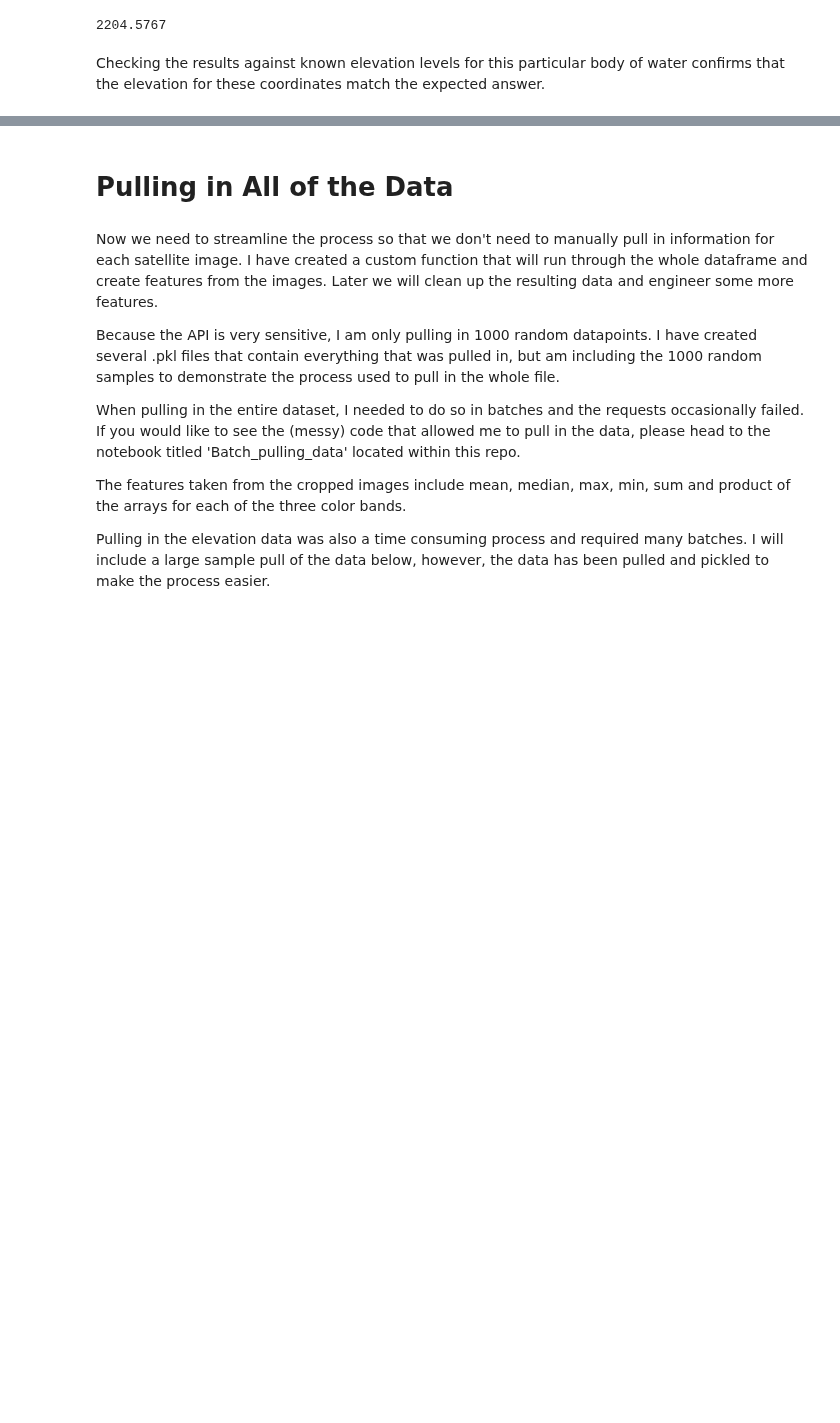
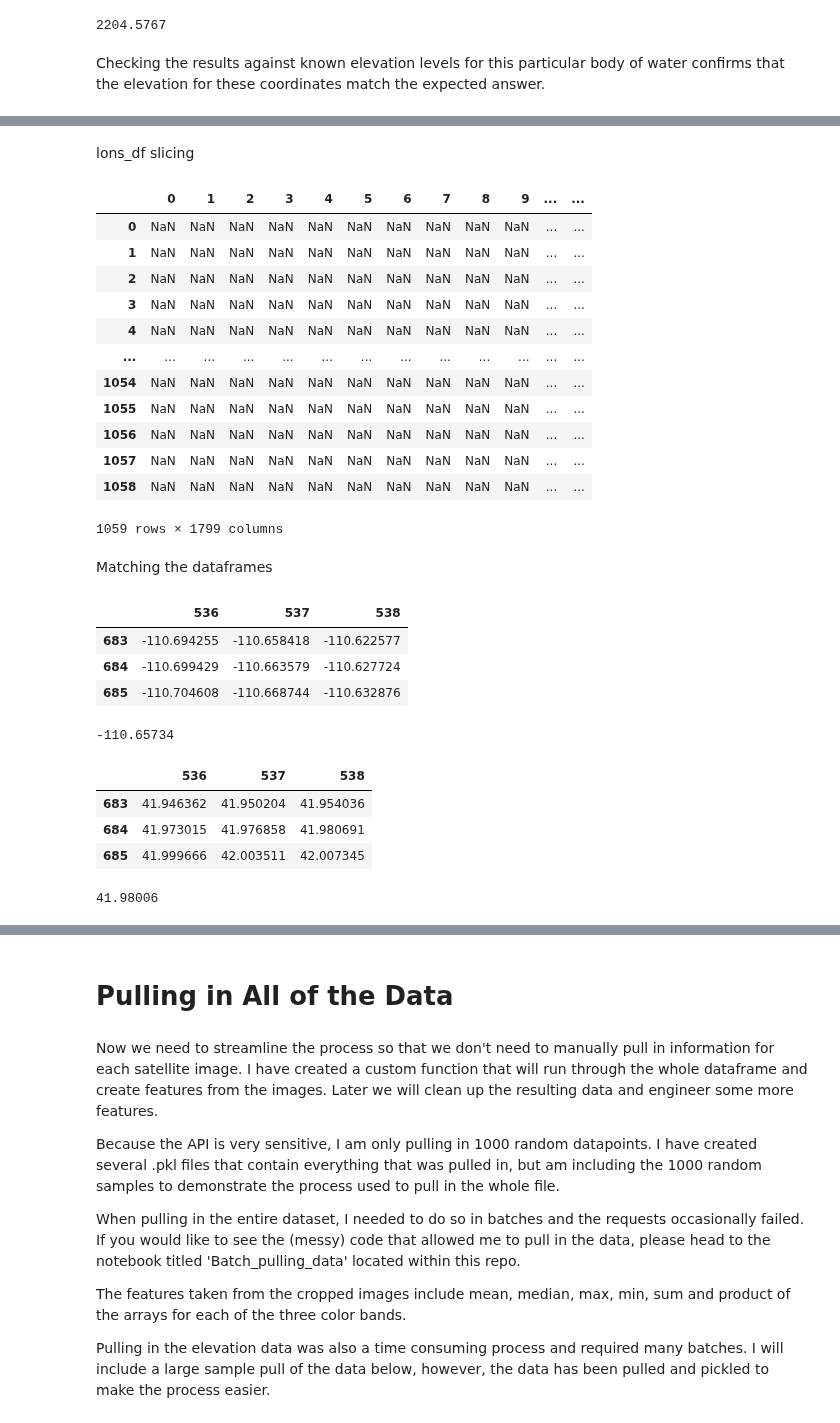
Before and after one commit to mduncan23/Predicting-Harmful-Algal-Blooms, a Jupyter notebook: best_notebook.ipynb, the cells around one changed output, grey strips where cells are left out. Drawn from its saved outputs; the diff is of its cells as text; code cells hidden in the pictures; blank space fills up the shorter version.

```diff
--- a/best_notebook.ipynb
+++ b/best_notebook.ipynb
@@ -1414,0 +1505,21 @@ Checking the results against known elevation levels for this particular body of
+# %% [markdown]
+lons_df slicing
+# %%
+lons_df = lons_df[(lons_df >(sample_lon-.05)) & (lons_df < (sample_lon+.05))].dropna(how='all')
+lons_df
+# %% [output]
+|  | 0 | 1 | 2 | 3 | 4 | 5 | 6 | 7 | 8 | 9 | ... | ... |
+| 0 | NaN | NaN | NaN | NaN | NaN | NaN | NaN | NaN | NaN | NaN | ... | ... |
+| 1 | NaN | NaN | NaN | NaN | NaN | NaN | NaN | NaN | NaN | NaN | ... | ... |
+| 2 | NaN | NaN | NaN | NaN | NaN | NaN | NaN | NaN | NaN | NaN | ... | ... |
+| 3 | NaN | NaN | NaN | NaN | NaN | NaN | NaN | NaN | NaN | NaN | ... | ... |
+| 4 | NaN | NaN | NaN | NaN | NaN | NaN | NaN | NaN | NaN | NaN | ... | ... |
+| ... | ... | ... | ... | ... | ... | ... | ... | ... | ... | ... | ... | ... |
+| 1054 | NaN | NaN | NaN | NaN | NaN | NaN | NaN | NaN | NaN | NaN | ... | ... |
+| 1055 | NaN | NaN | NaN | NaN | NaN | NaN | NaN | NaN | NaN | NaN | ... | ... |
+| 1056 | NaN | NaN | NaN | NaN | NaN | NaN | NaN | NaN | NaN | NaN | ... | ... |
+| 1057 | NaN | NaN | NaN | NaN | NaN | NaN | NaN | NaN | NaN | NaN | ... | ... |
+| 1058 | NaN | NaN | NaN | NaN | NaN | NaN | NaN | NaN | NaN | NaN | ... | ... |
+1059 rows × 1799 columns
+# %% [markdown]
+Matching the dataframes
@@ -1414,0 +1528,22 @@ Checking the results against known elevation levels for this particular body of
+# %%
+lons_matches
+# %% [output]
+|  | 536 | 537 | 538 |
+| 683 | -110.694255 | -110.658418 | -110.622577 |
+| 684 | -110.699429 | -110.663579 | -110.627724 |
+| 685 | -110.704608 | -110.668744 | -110.632876 |
+# %%
+sample_lon
+# %% [output]
+-110.65734
+# %%
+lats_df[[536, 537, 538]].dropna()
+# %% [output]
+|  | 536 | 537 | 538 |
+| 683 | 41.946362 | 41.950204 | 41.954036 |
+| 684 | 41.973015 | 41.976858 | 41.980691 |
+| 685 | 41.999666 | 42.003511 | 42.007345 |
+# %%
+sample_lat
+# %% [output]
+41.98006
```
Also changed, not shown: parts of 28 cells of this notebook, 1 other file.
